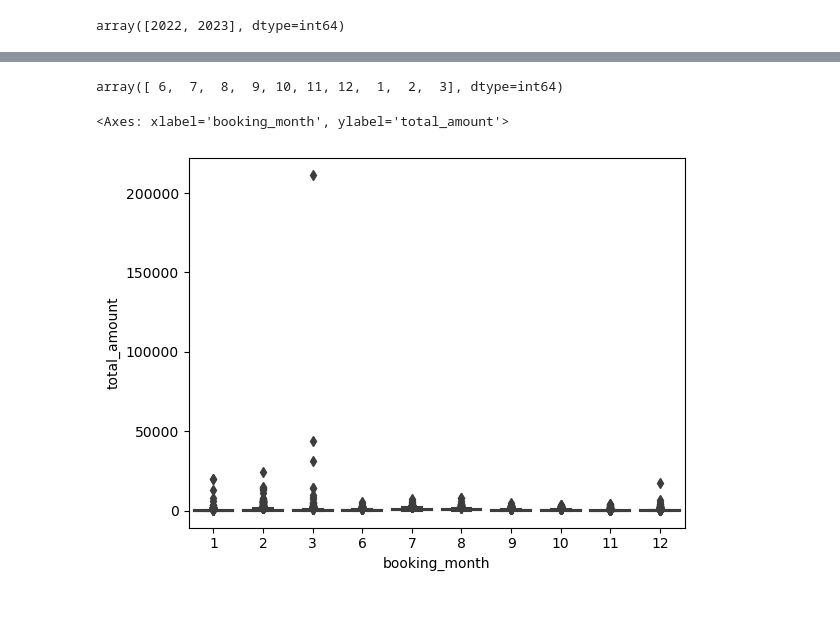
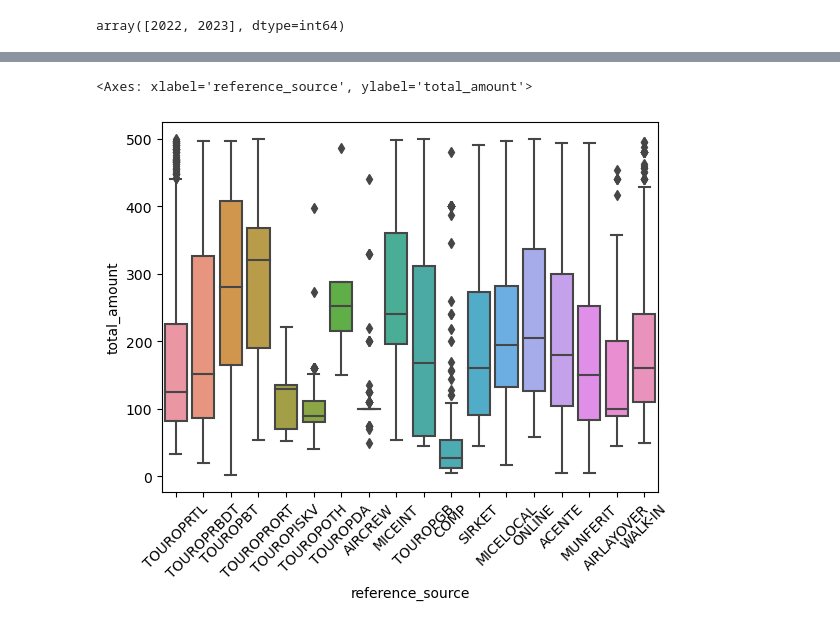
Before and after one commit to ebron01/machine-learning-python-1, a Jupyter notebook: deneme.ipynb, the cells around one changed output, grey strips where cells are left out. Saved outputs shown, nothing was run; the diff lists cells and outputs as text; code cells hidden in the pictures.

```diff
--- a/deneme.ipynb
+++ b/deneme.ipynb
@@ -89 +145,4 @@ hotel.head()
+# %%
+# rooms column isnt actually telling a thing to us
+hotel.drop('rooms',axis=1,inplace=True)
 # %%
@@ -164,3 +220,5 @@ array([ 6,  7,  8,  9, 10, 11, 12,  1,  2,  3], dtype=int64)
 hotel['booking_year'].unique()
 # %% [output]
 array([2022, 2023], dtype=int64)
+# %%
+hotel['booking_year_month'] = hotel['booking_date'].dt.strftime('%B-%Y')
@@ -166,0 +264,2 @@ array([2022, 2023], dtype=int64)
+# %%
+hotel = hotel[hotel['total_amount']<500]
@@ -166,0 +284,3 @@ array([2022, 2023], dtype=int64)
+# %%
+dayOfWeek={0:'Monday', 1:'Tuesday', 2:'Wednesday', 3:'Thursday', 4:'Friday', 5:'Saturday', 6:'Sunday'}
+hotel['booking_day'] = hotel['booking_date'].dt.day_of_week.map(dayOfWeek)
@@ -183,9 +375,6 @@ array(['TOUROPRTL', 'TOUROPRBDT', 'TOUROPRORT', 'TOUROPBT', 'ONLINE',
-# %%
-hotel['booking_month'].unique()
-# %% [output]
-array([ 6,  7,  8,  9, 10, 11, 12,  1,  2,  3], dtype=int64)
 # %%
-sns.boxplot(x='booking_month',y='total_amount',data=hotel)
+plt.xticks(rotation=45)
+sns.boxplot(x='reference_source',y='total_amount',data=hotel)
 # %% [output]
-<Axes: xlabel='booking_month', ylabel='total_amount'>
+<Axes: xlabel='reference_source', ylabel='total_amount'>
-[figure, old version]
+[figure, new version]
```
Also changed, not shown: parts of 75 cells of this notebook.
